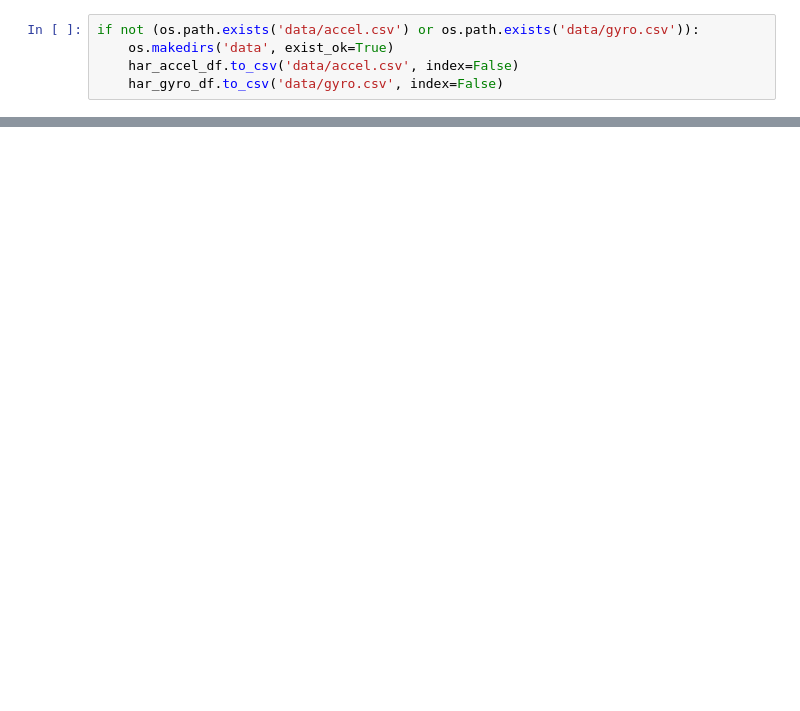
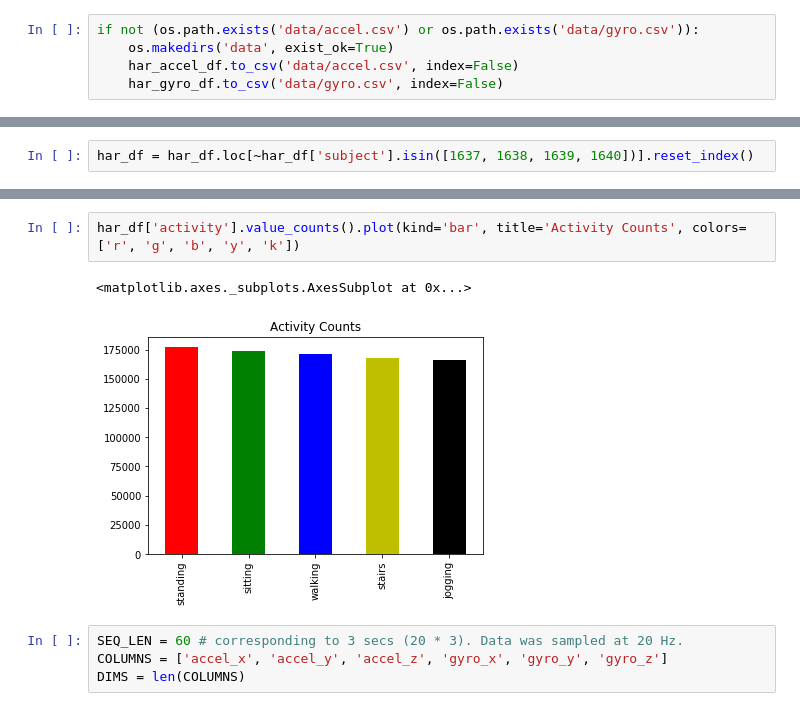
Before and after one commit to rayed-therap/human-activity-recognition-smartwartch, a Jupyter notebook: prepare_data.ipynb, the cells around one changed output, grey strips where cells are left out. Saved outputs shown, nothing was run; the diff lists cells and outputs as text; blank space fills up the shorter version.

```diff
--- a/prepare_data.ipynb
+++ b/prepare_data.ipynb
@@ -68,0 +129,2 @@ if not os.path.exists('data/har.csv'):
+# %%
+har_df = har_df.loc[~har_df['subject'].isin([1637, 1638, 1639, 1640])].reset_index()
@@ -68,0 +153,9 @@ if not os.path.exists('data/har.csv'):
+# %%
+har_df['activity'].value_counts().plot(kind='bar', title='Activity Counts', colors=['r', 'g', 'b', 'y', 'k'])
+# %% [output]
+<matplotlib.axes._subplots.AxesSubplot at 0x...>
+[figure, added]
+# %%
+SEQ_LEN = 60 # corresponding to 3 secs (20 * 3). Data was sampled at 20 Hz.
+COLUMNS = ['accel_x', 'accel_y', 'accel_z', 'gyro_x', 'gyro_y', 'gyro_z']
+DIMS = len(COLUMNS)
```
Also changed, not shown: parts of 30 cells of this notebook, 2 other files.
